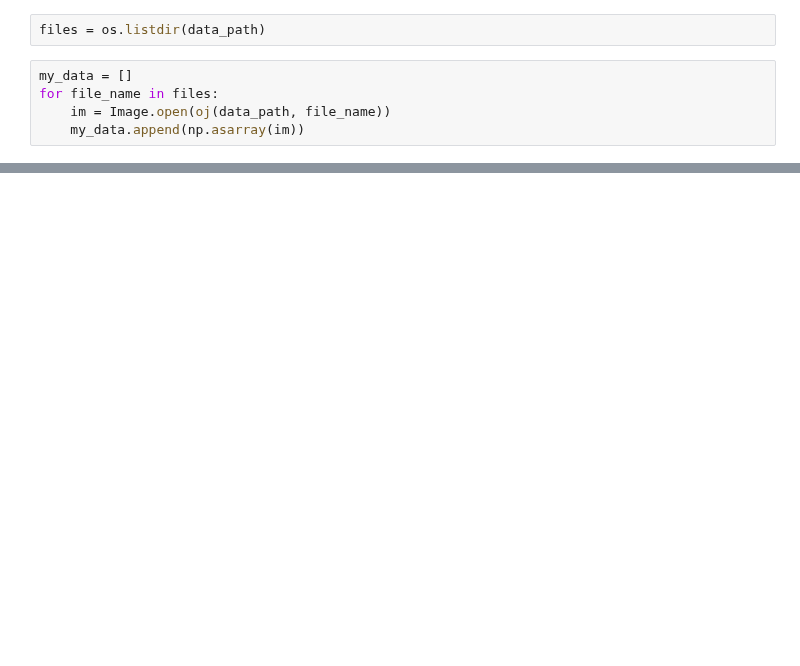
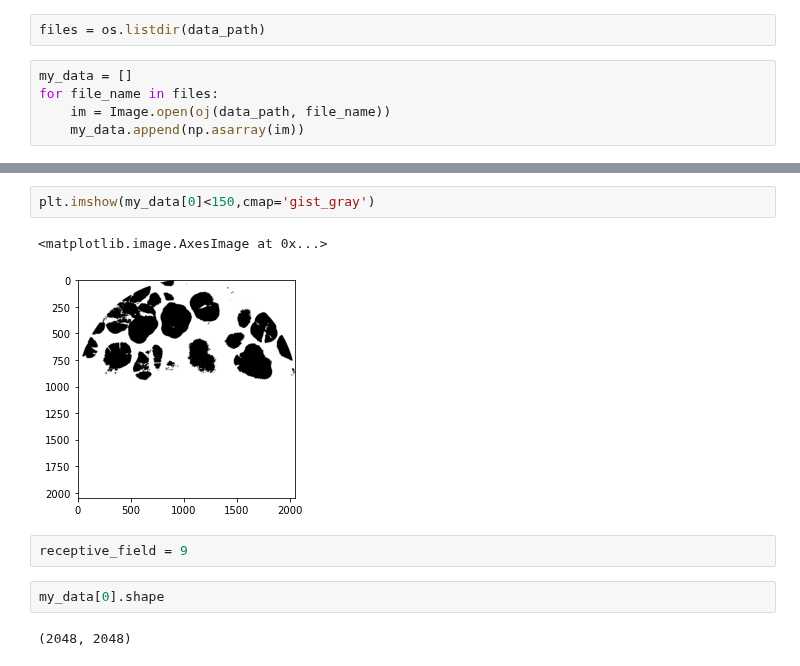
Before and after one commit to laura-rieger/segmenter, a Jupyter notebook: notebooks/Explore Data.ipynb, the cells around one changed output, grey strips where cells are left out. Drawn from its saved outputs; the diff is of its cells as text; blank space fills up the shorter version.

```diff
--- a/notebooks/Explore Data.ipynb
+++ b/notebooks/Explore Data.ipynb
@@ -44 +89,12 @@ for file_name in files:
+# %%
+plt.imshow(my_data[0]<150,cmap='gist_gray')
+# %% [output]
+<matplotlib.image.AxesImage at 0x...>
+[figure, added]
+# %%
+receptive_field = 9
+# %%
+my_data[0].shape
+# %% [output]
+(2048, 2048)
 # %%
```
Also changed, not shown: parts of 14 cells of this notebook, 6 other files.
